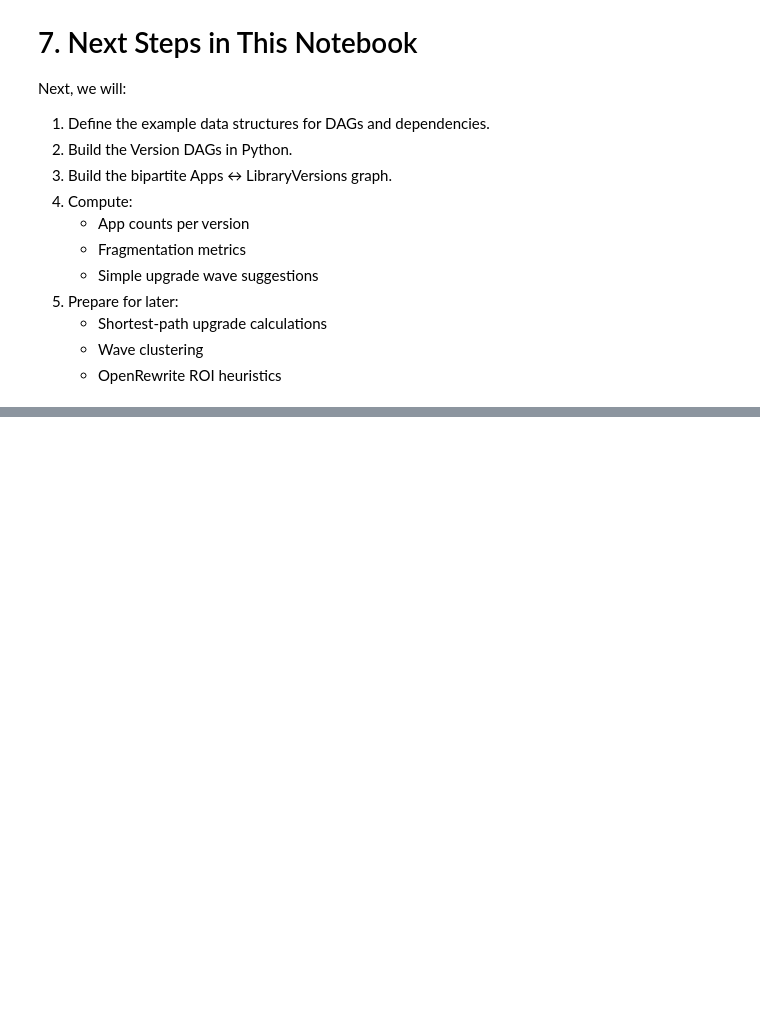
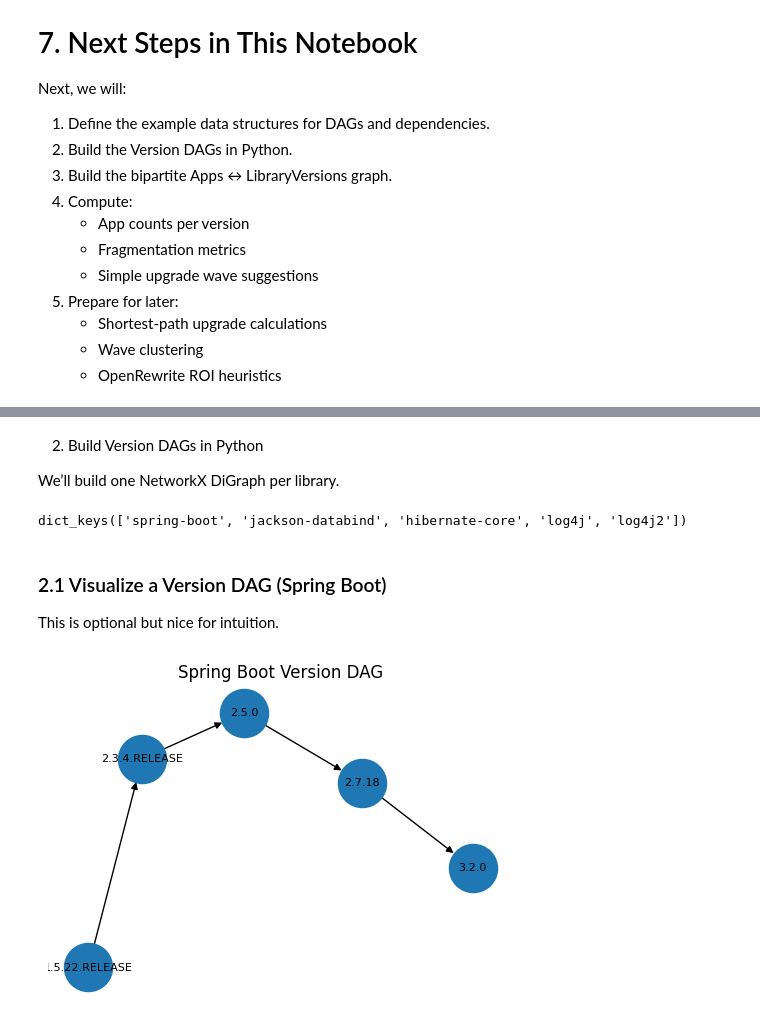
Before and after one commit to senanayake/colab-notebooks, a Jupyter notebook: Graph_Based_Upgrade_Paths.ipynb, the cells around one changed output, grey strips where cells are left out. Saved outputs shown, nothing was run; the diff lists cells and outputs as text; code cells hidden in the pictures; blank space fills up the shorter version.

```diff
--- a/Graph_Based_Upgrade_Paths.ipynb
+++ b/Graph_Based_Upgrade_Paths.ipynb
@@ -271,0 +382,39 @@ Next, we will:
+# %% [markdown]
+2. Build Version DAGs in Python
+
+We’ll build one NetworkX DiGraph per library.
+# %%
+def build_version_dag(library_name, dag_dict):
+    """
+    Build a NetworkX DiGraph for a single library's version DAG.
+    """
+    G = nx.DiGraph()
+    for version, successors in dag_dict.items():
+        G.add_node(version)
+        for succ in successors:
+            G.add_edge(version, succ)
+    return G
+
+version_graphs = {
+    lib: build_version_dag(lib, dag)
+    for lib, dag in version_dags.items()
+}
+
+version_graphs.keys()
+# %% [output]
+dict_keys(['spring-boot', 'jackson-databind', 'hibernate-core', 'log4j', 'log4j2'])
+# %% [markdown]
+### 2.1 Visualize a Version DAG (Spring Boot)
+
+This is optional but nice for intuition.
+# %%
+spring_boot_graph = version_graphs["spring-boot"]
+
+plt.figure(figsize=(6, 4))
+pos = nx.spring_layout(spring_boot_graph, seed=42)
+nx.draw_networkx(spring_boot_graph, pos, with_labels=True, node_size=1200, font_size=8)
+plt.title("Spring Boot Version DAG")
+plt.axis("off")
+plt.show()
+# %% [output]
+[figure, added]
```
Also changed, not shown: parts of 13 cells of this notebook.
